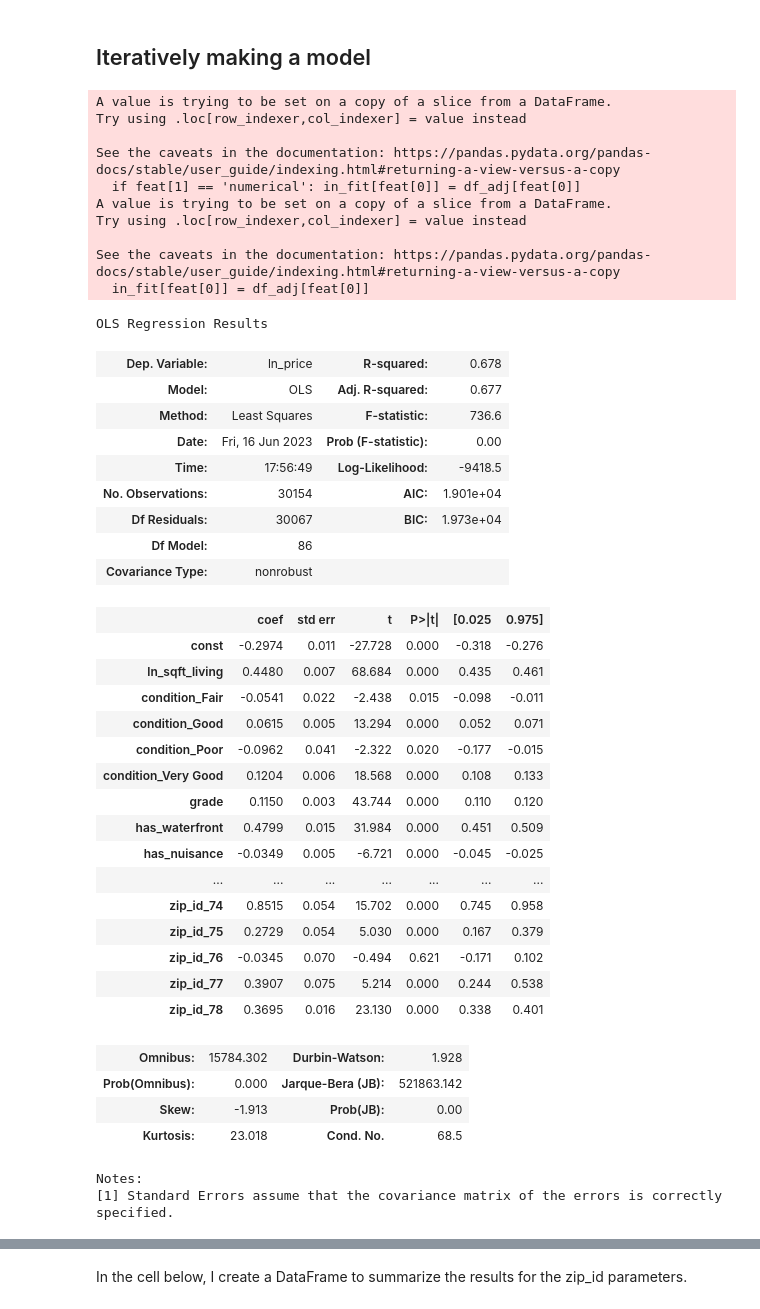
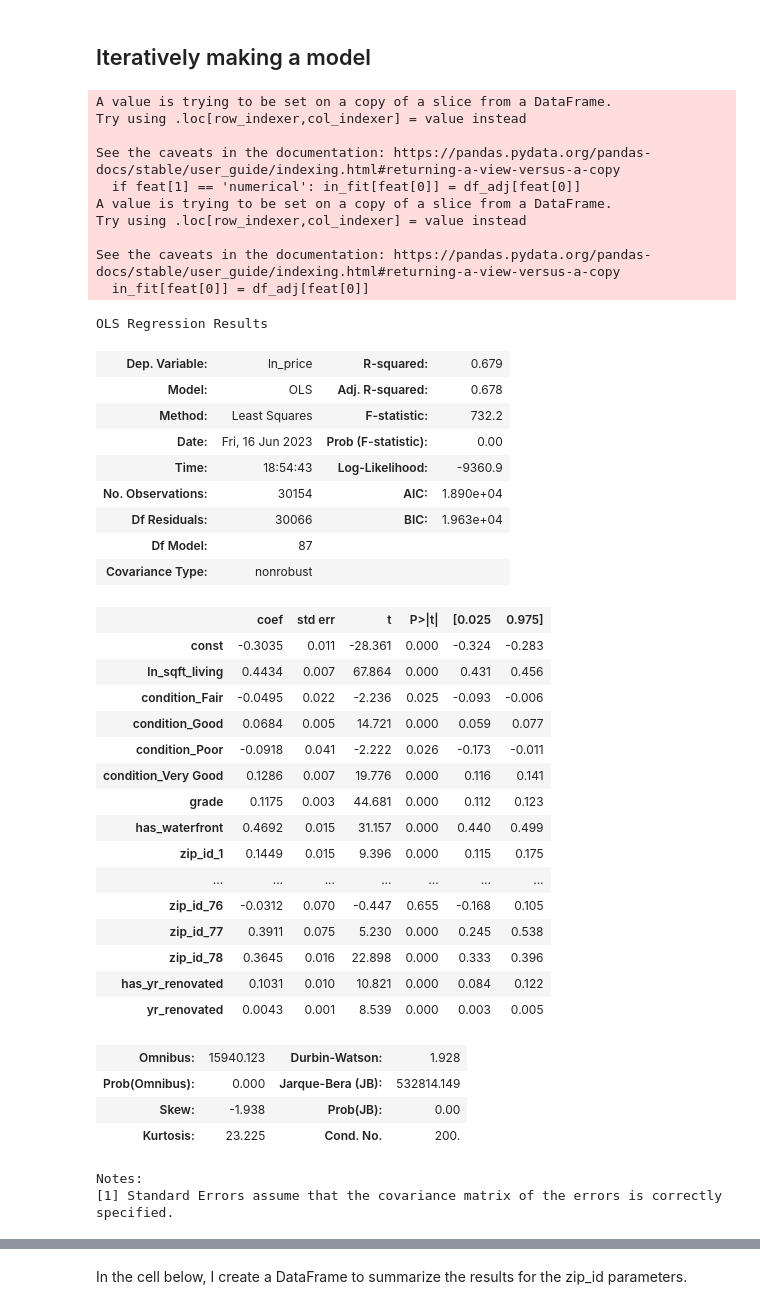
Before and after one commit to daviderics/KC-House-Sales-Phase-2-Project, a Jupyter notebook: student.ipynb, the cells around one changed output, grey strips where cells are left out. Saved outputs shown, nothing was run; the diff lists cells and outputs as text; code cells hidden in the pictures.

Commit message:
Added renovations to model

```diff
--- a/student.ipynb
+++ b/student.ipynb
@@ -482,7 +486,7 @@ for feat in make_category:
     df_adj['has_'+feat] = df['sqft_'+feat].apply(lambda x: 0 if x == 0 else 1)
 
 for feat in to_ln:
-    # If 0, set log10(feature) to -10
+    # If 0, set ln(feature) to -10
     df_adj['ln_'+feat] = df[feat].apply(lambda x: -10 if x == 0 else np.log(x))
     feat_median = np.median(df_adj[df_adj['ln_'+feat] != -10]['ln_'+feat])
     print(f"Median of ln_{feat} is {feat_median}")
@@ -493,6 +497,12 @@ for feat in to_shift:
     df_adj[feat] = df[feat] - np.median(df[feat])
     print(f"Median of {feat} is {np.median(df[feat])}")
 
+#yr_renovated needs to be shifted, but with zeros ignored
+df_adj['has_yr_renovated'] = df['yr_renovated'].apply(lambda x: 0 if x == 0 else 1)
+feat_median = np.median(df[df['yr_renovated'] != 0]['yr_renovated'])
+df_adj['yr_renovated'] = df['yr_renovated'].apply(lambda x: -100 if x == 0 else x - feat_median)
+print(f"Median of yr_renovated is {np.median(df[df['yr_renovated'] != 0]['yr_renovated'])}")
+
 df_adj
 # %% [output]
 Median of ln_price is 13.664687668229691
@@ -633,7 +644,8 @@ features = [['ln_sqft_living','numerical',1], \
             ['greenbelt','YN',0], \
             ['nuisance','YN',0], \
             ['view','categorical',0], \
-            ['zip_id','categorical',1]]
+            ['zip_id','categorical',1], \
+            ['yr_renovated','num-cat2',1]]
 
 y = df_adj['ln_price']
 
@@ -644,59 +656,63 @@ for feat in features:
         if feat[1] == 'numerical': in_fit[feat[0]] = df_adj[feat[0]]
 
         if feat[1] == 'num-cat':
             in_fit['has_'+feat[0]] = df_adj[feat[0]].apply(lambda x: 0 if x == -10 else 1)
             in_fit[feat[0]] = df_adj[feat[0]] * in_fit['has_'+feat[0]]
 
+        if feat[1] == 'num-cat2':
+            in_fit['has_'+feat[0]] = df_adj[feat[0]].apply(lambda x: 0 if x == -100 else 1)
+            in_fit[feat[0]] = df_adj[feat[0]] * in_fit['has_'+feat[0]]
+
         if feat[1] == 'categorical':
             in_fit[feat[0]] = df_adj[feat[0]]
             in_fit = pd.get_dummies(in_fit, columns=[feat[0]], drop_first=True)
 
         if feat[1] == 'YN': in_fit['has_'+feat[0]] = df_adj[feat[0]].apply(lambda x: 1 if x == 'YES' else 0)
 
 X = in_fit.drop(columns = 'ln_price')
 results = sm.OLS(y,sm.add_constant(X)).fit()
 results.summary()
 # %% [output]
 A value is trying to be set on a copy of a slice from a DataFrame.
 Try using .loc[row_indexer,col_indexer] = value instead
 
 See the caveats in the documentation: https://pandas.pydata.org/pandas-docs/stable/user_guide/indexing.html#returning-a-view-versus-a-copy
   if feat[1] == 'numerical': in_fit[feat[0]] = df_adj[feat[0]]
 A value is trying to be set on a copy of a slice from a DataFrame.
 Try using .loc[row_indexer,col_indexer] = value instead
 
 See the caveats in the documentation: https://pandas.pydata.org/pandas-docs/stable/user_guide/indexing.html#returning-a-view-versus-a-copy
   in_fit[feat[0]] = df_adj[feat[0]]
 OLS Regression Results
-| Dep. Variable: | ln_price | R-squared: | 0.678 |
-| Model: | OLS | Adj. R-squared: | 0.677 |
-| Method: | Least Squares | F-statistic: | 736.6 |
+| Dep. Variable: | ln_price | R-squared: | 0.679 |
+| Model: | OLS | Adj. R-squared: | 0.678 |
+| Method: | Least Squares | F-statistic: | 732.2 |
 | Date: | Fri, 16 Jun 2023 | Prob (F-statistic): | 0.00 |
-| Time: | 17:56:49 | Log-Likelihood: | -9418.5 |
-| No. Observations: | 30154 | AIC: | 1.901e+04 |
-| Df Residuals: | 30067 | BIC: | 1.973e+04 |
-| Df Model: | 86 |  |  |
+| Time: | 18:54:43 | Log-Likelihood: | -9360.9 |
+| No. Observations: | 30154 | AIC: | 1.890e+04 |
+| Df Residuals: | 30066 | BIC: | 1.963e+04 |
+| Df Model: | 87 |  |  |
 | Covariance Type: | nonrobust |  |  |
 |  | coef | std err | t | P>|t| | [0.025 | 0.975] |
-| const | -0.2974 | 0.011 | -27.728 | 0.000 | -0.318 | -0.276 |
-| ln_sqft_living | 0.4480 | 0.007 | 68.684 | 0.000 | 0.435 | 0.461 |
-| condition_Fair | -0.0541 | 0.022 | -2.438 | 0.015 | -0.098 | -0.011 |
-| condition_Good | 0.0615 | 0.005 | 13.294 | 0.000 | 0.052 | 0.071 |
-| condition_Poor | -0.0962 | 0.041 | -2.322 | 0.020 | -0.177 | -0.015 |
-| condition_Very Good | 0.1204 | 0.006 | 18.568 | 0.000 | 0.108 | 0.133 |
-| grade | 0.1150 | 0.003 | 43.744 | 0.000 | 0.110 | 0.120 |
-| has_waterfront | 0.4799 | 0.015 | 31.984 | 0.000 | 0.451 | 0.509 |
-| has_nuisance | -0.0349 | 0.005 | -6.721 | 0.000 | -0.045 | -0.025 |
+| const | -0.3035 | 0.011 | -28.361 | 0.000 | -0.324 | -0.283 |
+| ln_sqft_living | 0.4434 | 0.007 | 67.864 | 0.000 | 0.431 | 0.456 |
+| condition_Fair | -0.0495 | 0.022 | -2.236 | 0.025 | -0.093 | -0.006 |
+| condition_Good | 0.0684 | 0.005 | 14.721 | 0.000 | 0.059 | 0.077 |
+| condition_Poor | -0.0918 | 0.041 | -2.222 | 0.026 | -0.173 | -0.011 |
+| condition_Very Good | 0.1286 | 0.007 | 19.776 | 0.000 | 0.116 | 0.141 |
+| grade | 0.1175 | 0.003 | 44.681 | 0.000 | 0.112 | 0.123 |
+| has_waterfront | 0.4692 | 0.015 | 31.157 | 0.000 | 0.440 | 0.499 |
+| zip_id_1 | 0.1449 | 0.015 | 9.396 | 0.000 | 0.115 | 0.175 |
 | ... | ... | ... | ... | ... | ... | ... |
-| zip_id_74 | 0.8515 | 0.054 | 15.702 | 0.000 | 0.745 | 0.958 |
-| zip_id_75 | 0.2729 | 0.054 | 5.030 | 0.000 | 0.167 | 0.379 |
-| zip_id_76 | -0.0345 | 0.070 | -0.494 | 0.621 | -0.171 | 0.102 |
-| zip_id_77 | 0.3907 | 0.075 | 5.214 | 0.000 | 0.244 | 0.538 |
-| zip_id_78 | 0.3695 | 0.016 | 23.130 | 0.000 | 0.338 | 0.401 |
+| zip_id_76 | -0.0312 | 0.070 | -0.447 | 0.655 | -0.168 | 0.105 |
+| zip_id_77 | 0.3911 | 0.075 | 5.230 | 0.000 | 0.245 | 0.538 |
+| zip_id_78 | 0.3645 | 0.016 | 22.898 | 0.000 | 0.333 | 0.396 |
+| has_yr_renovated | 0.1031 | 0.010 | 10.821 | 0.000 | 0.084 | 0.122 |
+| yr_renovated | 0.0043 | 0.001 | 8.539 | 0.000 | 0.003 | 0.005 |
-| Omnibus: | 15784.302 | Durbin-Watson: | 1.928 |
-| Prob(Omnibus): | 0.000 | Jarque-Bera (JB): | 521863.142 |
-| Skew: | -1.913 | Prob(JB): | 0.00 |
-| Kurtosis: | 23.018 | Cond. No. | 68.5 |
+| Omnibus: | 15940.123 | Durbin-Watson: | 1.928 |
+| Prob(Omnibus): | 0.000 | Jarque-Bera (JB): | 532814.149 |
+| Skew: | -1.938 | Prob(JB): | 0.00 |
+| Kurtosis: | 23.225 | Cond. No. | 200. |
 Notes:
 [1] Standard Errors assume that the covariance matrix of the errors is correctly specified.
 # %%
```
Also changed, not shown: parts of 21 cells of this notebook.
